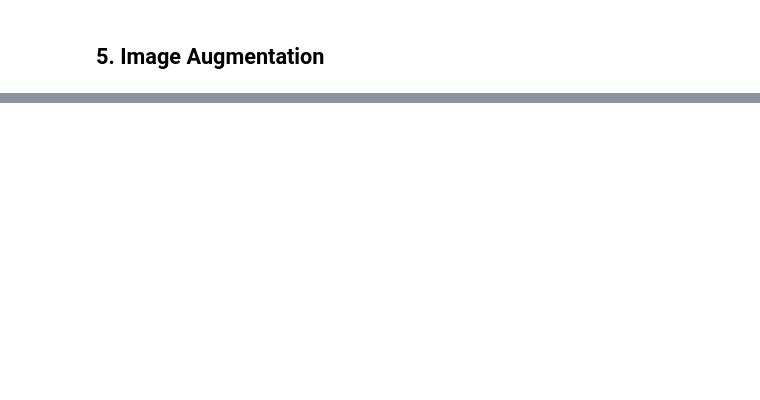
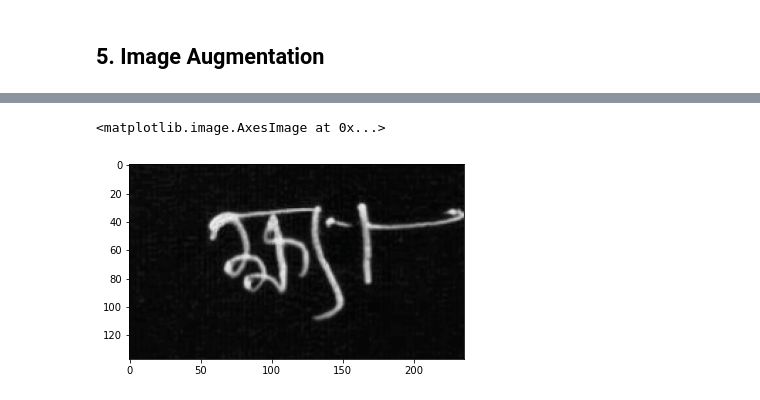
Before and after one commit to JerryKwon/Bangali.AI, a Jupyter notebook: ipython notebooks/Kaggle_Bangali.AI (w_ Youhan Lee).ipynb, the cells around one changed output, grey strips where cells are left out. Saved outputs shown, nothing was run; the diff lists cells and outputs as text; code cells hidden in the pictures; blank space fills up the shorter version.

```diff
--- a/ipython notebooks/Kaggle_Bangali.AI (w_ Youhan Lee).ipynb
+++ b/ipython notebooks/Kaggle_Bangali.AI (w_ Youhan Lee).ipynb
@@ -665,0 +646,38 @@ tensor([[  2.,   2.,   2.],
+# %%
+import albumentations as A
+from albumentations.pytorch import ToTensor
+
+train_transforms = A.Compose([
+        A.Rotate(20),
+        A.OneOf([
+            A.IAAAdditiveGaussianNoise(),
+            A.GaussNoise(),
+        ], p=0.2),
+        A.OneOf([
+            A.MotionBlur(p=.2),
+            A.MedianBlur(blur_limit=3, p=0.1),
+            A.Blur(blur_limit=3, p=0.1),
+        ], p=0.2),
+        A.ShiftScaleRotate(shift_limit=0.0625, scale_limit=0.2, rotate_limit=45, p=0.2),
+        A.OneOf([
+            A.OpticalDistortion(p=0.3),
+            A.GridDistortion(p=.1),
+            A.IAAPiecewiseAffine(p=0.3),
+        ], p=0.2),
+        A.OneOf([
+            A.CLAHE(clip_limit=2),
+            A.IAASharpen(),
+            A.IAAEmboss(),
+            A.RandomBrightnessContrast(),
+        ], p=0.3),
+        A.HueSaturationValue(p=0.3),
+    #pytorch가 학습에 사용할 수 있는 형태로 Image를 출력(HWC -> CHW)
+    ToTensor()
+    ])
+# %%
+transform_img = train_transforms(image=new_img)["image"]
+# plt.imshow(transform_img,cmap=plt.cm.bone)
+plt.imshow(transform_img.permute(1,2,0),cmap=plt.cm.bone)
+# %% [output]
+<matplotlib.image.AxesImage at 0x...>
+[figure, added]
```
Also changed, not shown: parts of 22 cells of this notebook.
